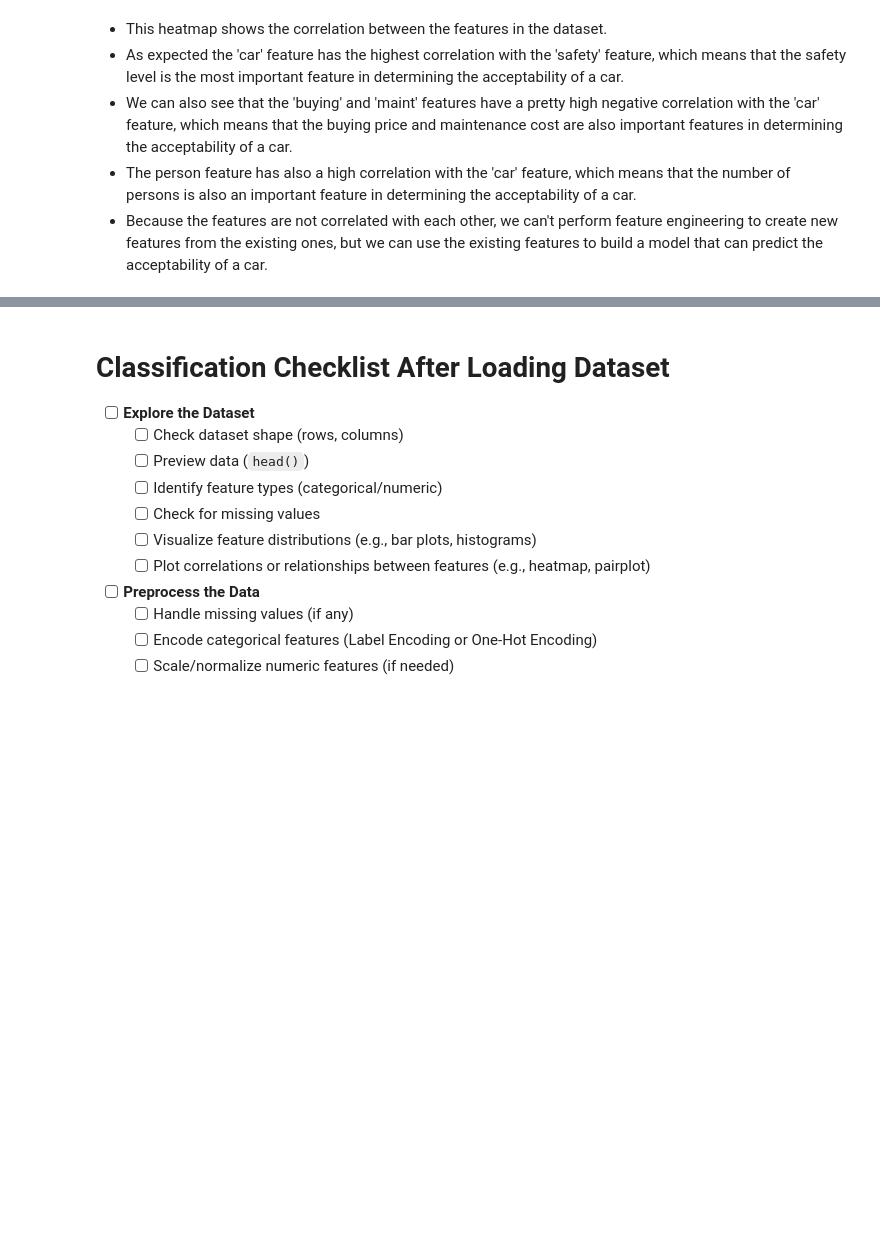
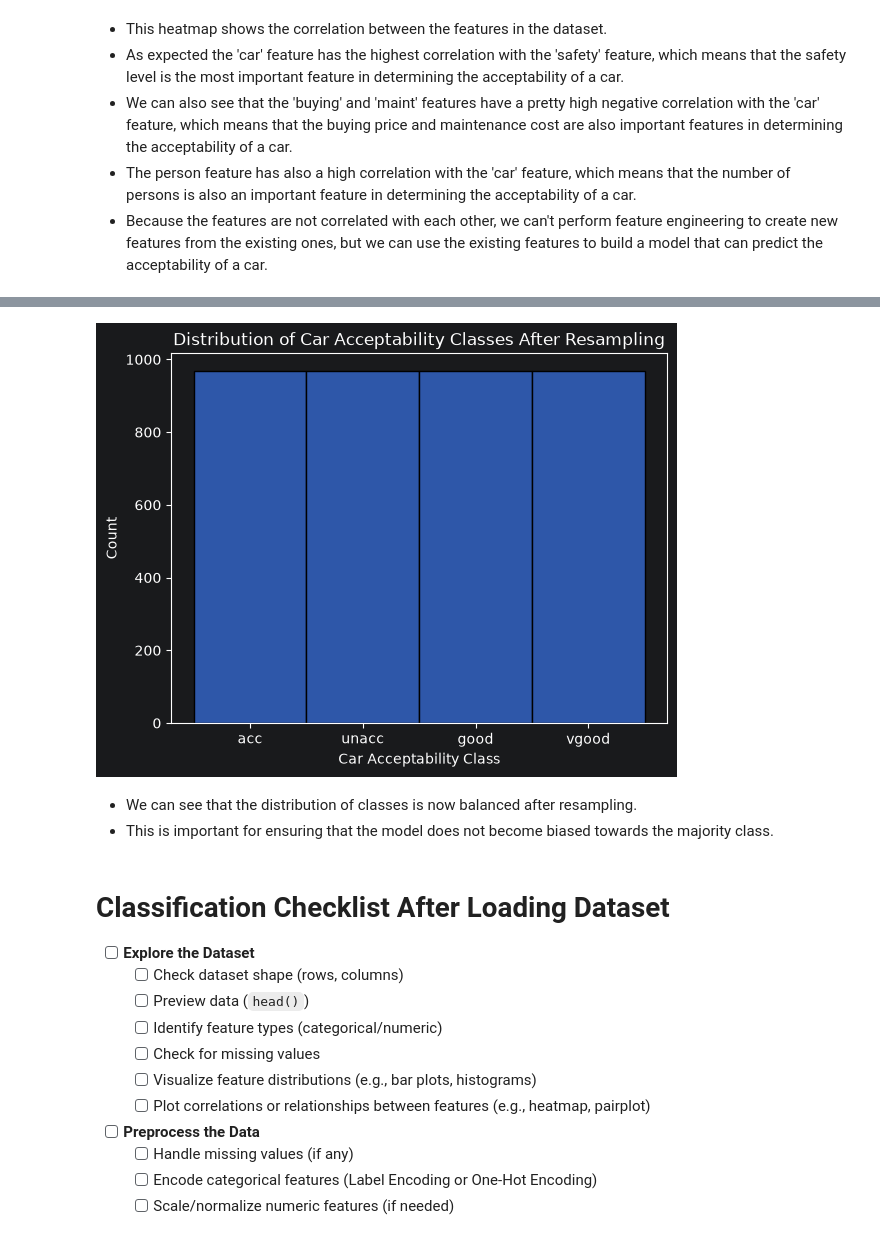
Before and after one commit to kovexison/Practica-AI, a Jupyter notebook: 02-ML-Classification/cars_acceptability_classification.ipynb, the cells around one changed output, grey strips where cells are left out. Drawn from its saved outputs; the diff is of its cells as text; code cells hidden in the pictures; blank space fills up the shorter version.

Commit message:
[FEATURE] [AI-27] Added preprocessing pipeline with SMOTE resampling and encoding

```diff
--- a/02-ML-Classification/cars_acceptability_classification.ipynb
+++ b/02-ML-Classification/cars_acceptability_classification.ipynb
@@ -326,0 +351,19 @@ plt.show()
+# %%
+from sklearn.preprocessing import FunctionTransformer
+from imblearn.pipeline import Pipeline # I use imbalanced learn instead of sklearn to apply SMOTE on the dataset to solve the imbalance problem
+from imblearn.over_sampling import SMOTE
+
+def mapping(X):
+    return X.copy().replace(conf)
+pipeline = Pipeline([
+    ('encoding', FunctionTransformer(mapping)),
+    ('imputer', SimpleImputer(strategy='median')),
+    ('smote', SMOTE(random_state=42)),
+])
+# %%
+from sklearn.model_selection import train_test_split
+X=df.drop('car', axis=1)
+y=df['car']
+X_train, X_test, y_train, y_test = train_test_split(X, y, test_size=0.2, random_state=42,stratify=y) # I used stratify for maintaining the distribution of classes in both sets
+# %%
+X_train_prepared,y_train_prepared=pipeline.fit_resample(X_train, y_train)
@@ -327,3 +395,17 @@ plt.show()
+# %%
+import seaborn as sns
+import matplotlib.pyplot as plt
+
+sns.histplot(y_train_prepared, bins="auto")
+plt.title('Distribution of Car Acceptability Classes After Resampling')
+plt.xlabel('Car Acceptability Class')
+plt.ylabel('Count')
+plt.show()
+# %% [output]
+[figure, added]
+# %% [markdown]
+- We can see that the distribution of classes is now balanced after resampling.
+- This is important for ensuring that the model does not become biased towards the majority class.
 # %% [markdown]
 # Classification Checklist After Loading Dataset
 
```
Also changed, not shown: parts of 12 cells of this notebook.
